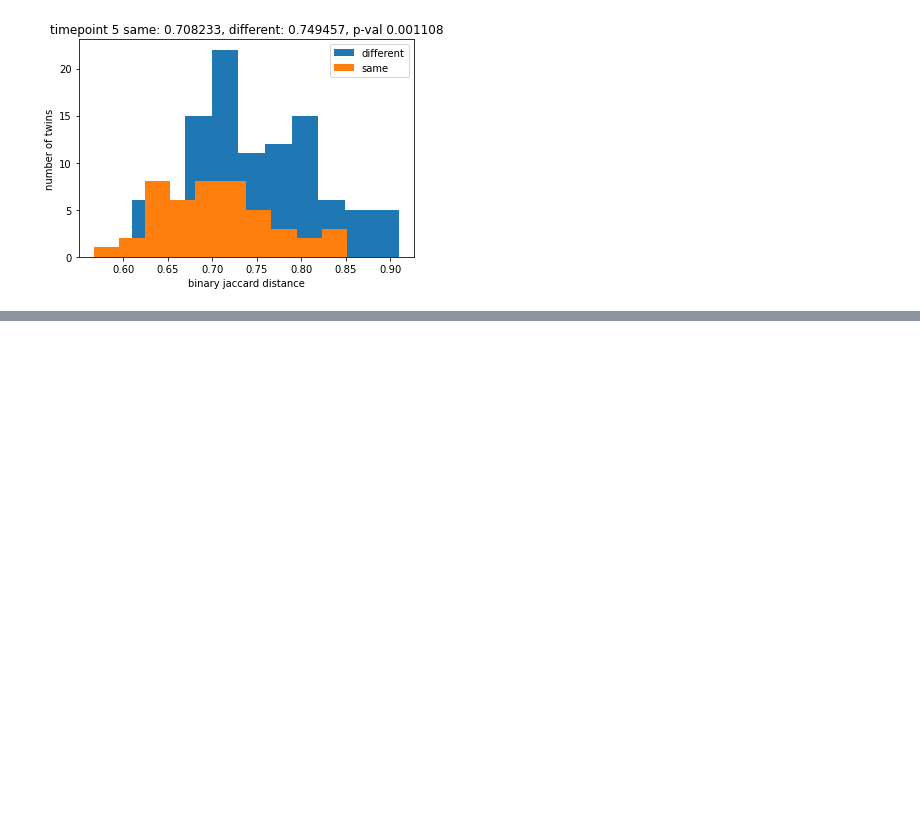
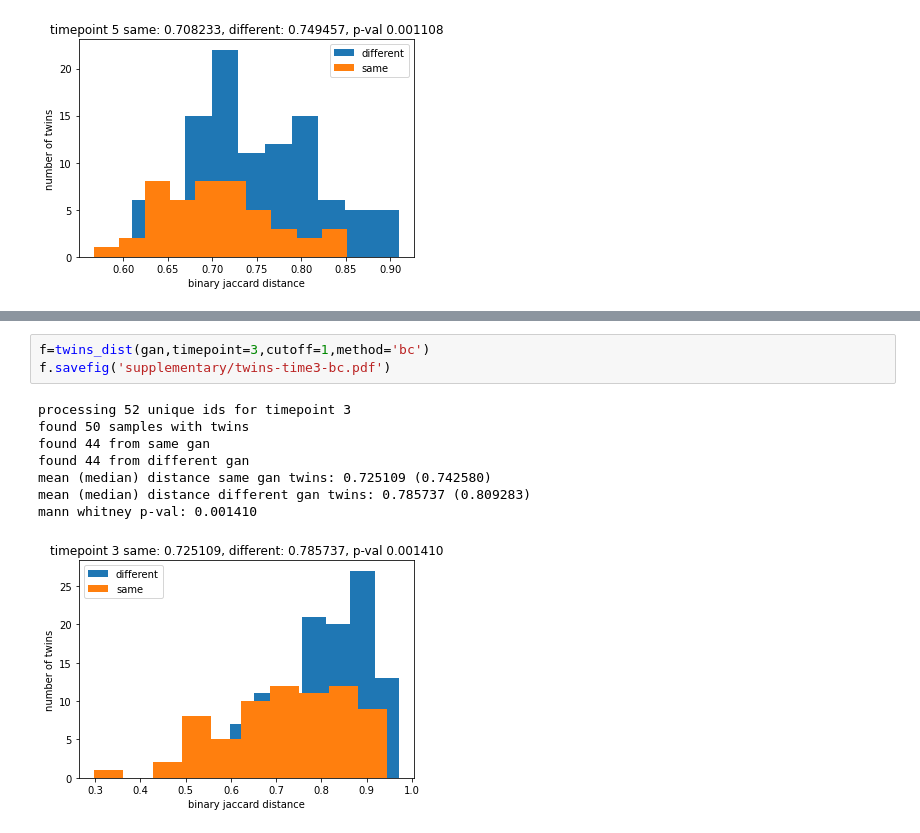
Before and after one commit to amnona/paper-daycare, a Jupyter notebook: kg-twins.ipynb, the cells around one changed output, grey strips where cells are left out. Cells and saved outputs as stored; diff of their text form; blank space fills up the shorter version.

```diff
--- a/kg-twins.ipynb
+++ b/kg-twins.ipynb
@@ -237,0 +302,12 @@ mann whitney p-val: 0.001108
+# %%
+f=twins_dist(gan,timepoint=3,cutoff=1,method='bc')
+f.savefig('supplementary/twins-time3-bc.pdf')
+# %% [output]
+processing 52 unique ids for timepoint 3
+found 50 samples with twins
+found 44 from same gan
+found 44 from different gan
+mean (median) distance same gan twins: 0.725109 (0.742580)
+mean (median) distance different gan twins: 0.785737 (0.809283)
+mann whitney p-val: 0.001410
+[figure, added]
```
Also changed, not shown: parts of 9 cells of this notebook, 10 other files.
